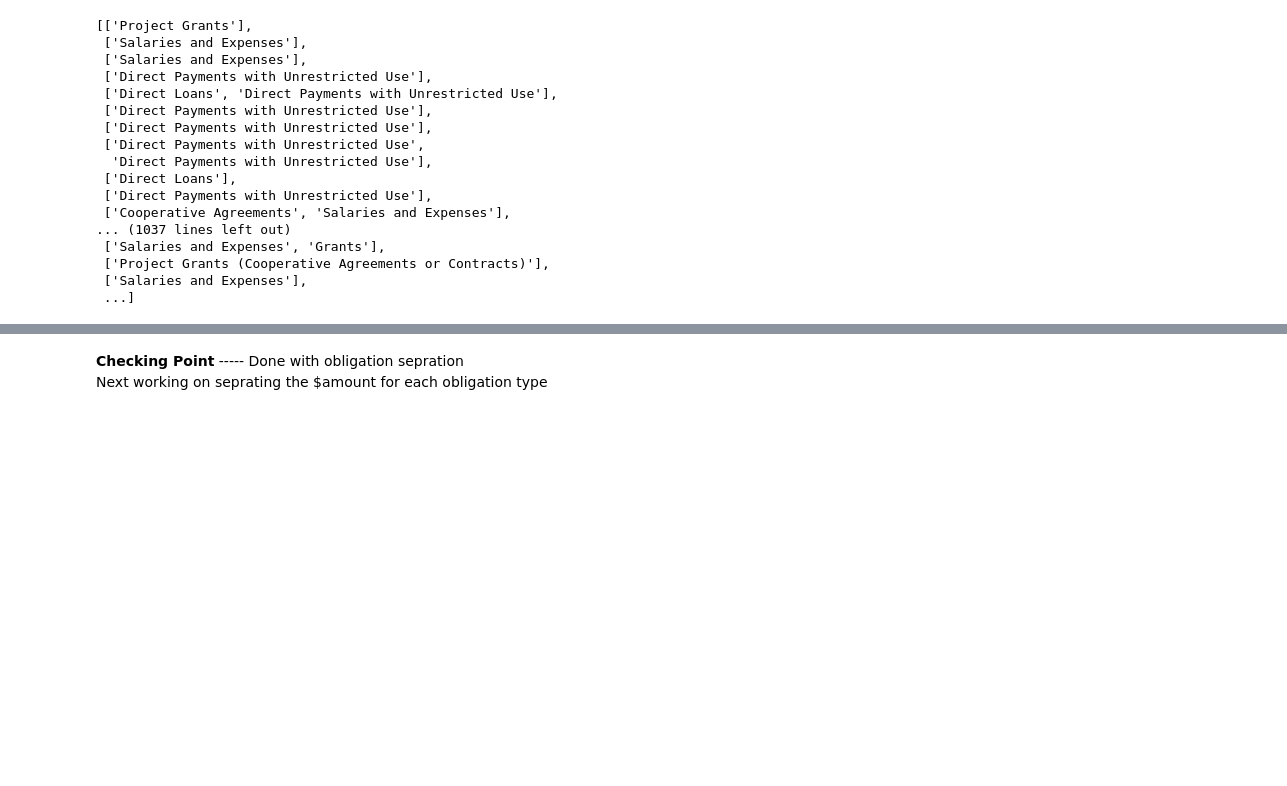
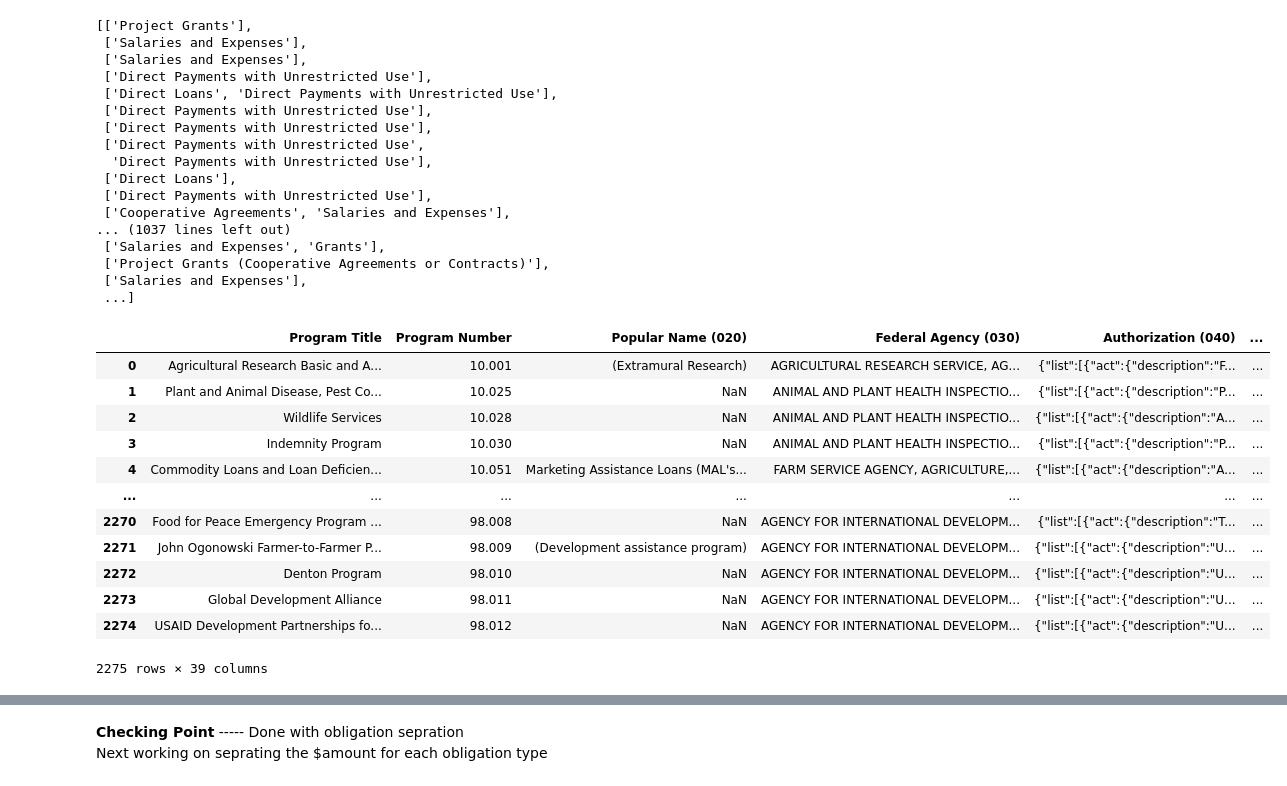
Before and after one commit to nuot/AL-Clean, a Jupyter notebook: AssistantListing_ObliClean_InProgress.ipynb, the cells around one changed output, grey strips where cells are left out. Saved outputs shown, nothing was run; the diff lists cells and outputs as text; code cells hidden in the pictures; blank space fills up the shorter version.

```diff
--- a/AssistantListing_ObliClean_InProgress.ipynb
+++ b/AssistantListing_ObliClean_InProgress.ipynb
@@ -58,6 +58,22 @@ types
  ...]
 # %%
 data['Obligation Types'] = types
+# %%
+data
+# %% [output]
+|  | Program Title | Program Number | Popular Name (020) | Federal Agency (030) | Authorization (040) | ... |
+| 0 | Agricultural Research Basic and A... | 10.001 | (Extramural Research) | AGRICULTURAL RESEARCH SERVICE, AG... | {"list":[{"act":{"description":"F... | ... |
+| 1 | Plant and Animal Disease, Pest Co... | 10.025 | NaN | ANIMAL AND PLANT HEALTH INSPECTIO... | {"list":[{"act":{"description":"P... | ... |
+| 2 | Wildlife Services | 10.028 | NaN | ANIMAL AND PLANT HEALTH INSPECTIO... | {"list":[{"act":{"description":"A... | ... |
+| 3 | Indemnity Program | 10.030 | NaN | ANIMAL AND PLANT HEALTH INSPECTIO... | {"list":[{"act":{"description":"P... | ... |
+| 4 | Commodity Loans and Loan Deficien... | 10.051 | Marketing Assistance Loans (MAL's... | FARM SERVICE AGENCY, AGRICULTURE,... | {"list":[{"act":{"description":"A... | ... |
+| ... | ... | ... | ... | ... | ... | ... |
+| 2270 | Food for Peace Emergency Program ... | 98.008 | NaN | AGENCY FOR INTERNATIONAL DEVELOPM... | {"list":[{"act":{"description":"T... | ... |
+| 2271 | John Ogonowski Farmer-to-Farmer P... | 98.009 | (Development assistance program) | AGENCY FOR INTERNATIONAL DEVELOPM... | {"list":[{"act":{"description":"U... | ... |
+| 2272 | Denton Program | 98.010 | NaN | AGENCY FOR INTERNATIONAL DEVELOPM... | {"list":[{"act":{"description":"U... | ... |
+| 2273 | Global Development Alliance | 98.011 | NaN | AGENCY FOR INTERNATIONAL DEVELOPM... | {"list":[{"act":{"description":"U... | ... |
+| 2274 | USAID Development Partnerships fo... | 98.012 | NaN | AGENCY FOR INTERNATIONAL DEVELOPM... | {"list":[{"act":{"description":"U... | ... |
+2275 rows × 39 columns
 # %%
 data.to_csv('AssistanceListingInProgress.csv')
 
```
